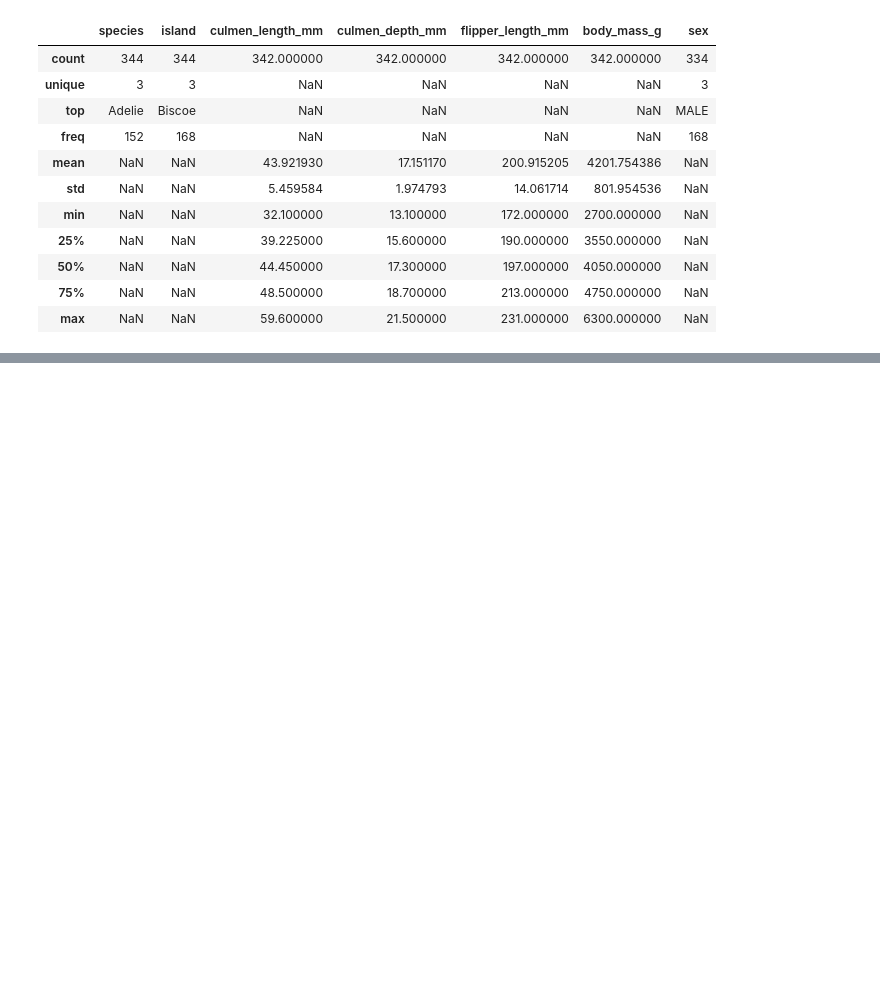
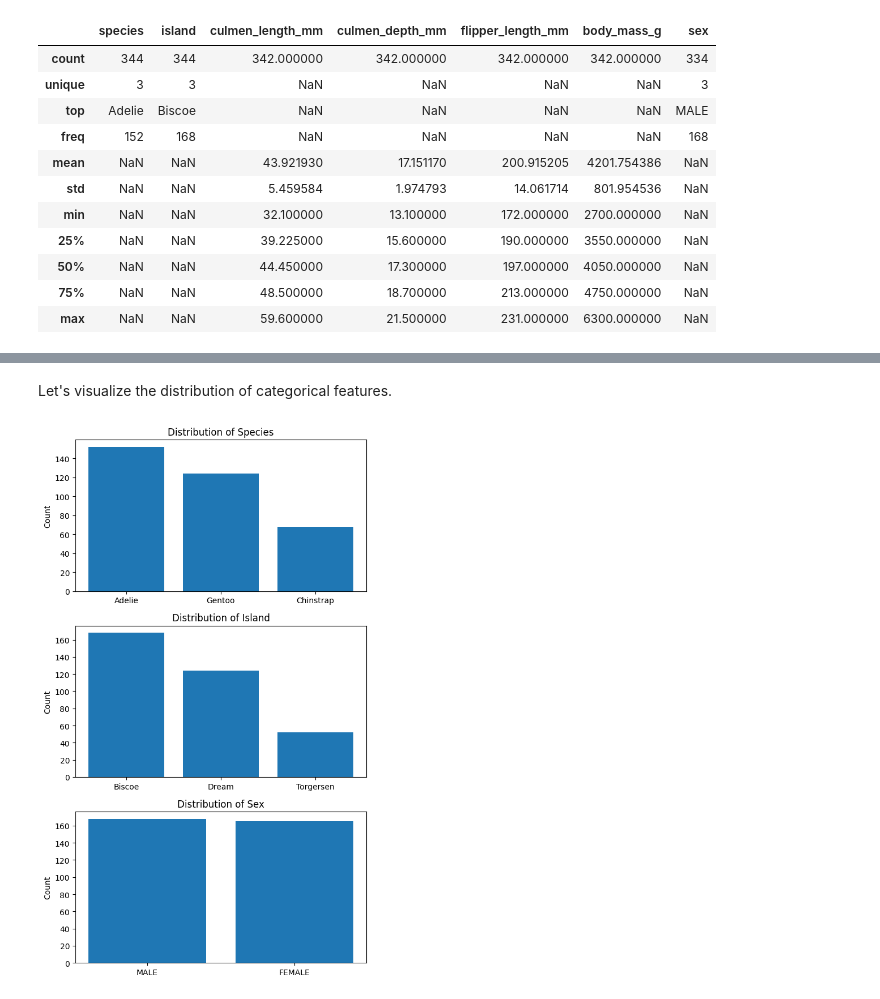
Before and after one commit to dangat8001/ml.school, a Jupyter notebook: notebooks/0eda_2025_11_03.ipynb, the cells around one changed output, grey strips where cells are left out. Saved outputs shown, nothing was run; the diff lists cells and outputs as text; code cells hidden in the pictures; blank space fills up the shorter version.

```diff
--- a/notebooks/0eda_2025_11_03.ipynb
+++ b/notebooks/0eda_2025_11_03.ipynb
@@ -46,0 +52,8 @@ penguins.describe(include="all")
+# %%
+species_distribution = penguins['species'].value_counts()
+island_distribution = penguins['island'].value_counts()
+sex_distribution = penguins['sex'].value_counts()
+
+print(species_distribution, end="\n\n")
+print(island_distribution, end="\n\n")
+print(sex_distribution)
@@ -46,0 +80,6 @@ penguins.describe(include="all")
+# %%
+penguins["sex"] = penguins["sex"].replace(".", np.nan)
+
+# Let's display the new distribution of the column:
+sex_distribution = penguins["sex"].value_counts()
+sex_distribution
@@ -46,0 +123,23 @@ penguins.describe(include="all")
+# %% [markdown]
+Let's visualize the distribution of categorical features.
+# %%
+import matplotlib.pyplot as plt
+
+fig, axs = plt.subplots(3, 1, figsize=(6, 10))
+
+axs[0].bar(species_distribution.index, species_distribution.values)
+axs[0].set_ylabel("Count")
+axs[0].set_title("Distribution of Species")
+
+axs[1].bar(island_distribution.index, island_distribution.values)
+axs[1].set_ylabel("Count")
+axs[1].set_title("Distribution of Island")
+
+axs[2].bar(sex_distribution.index, sex_distribution.values)
+axs[2].set_ylabel("Count")
+axs[2].set_title("Distribution of Sex")
+
+plt.tight_layout()
+plt.show()
+# %% [output]
+[figure, added]
```
Also changed, not shown: parts of 8 cells of this notebook.
